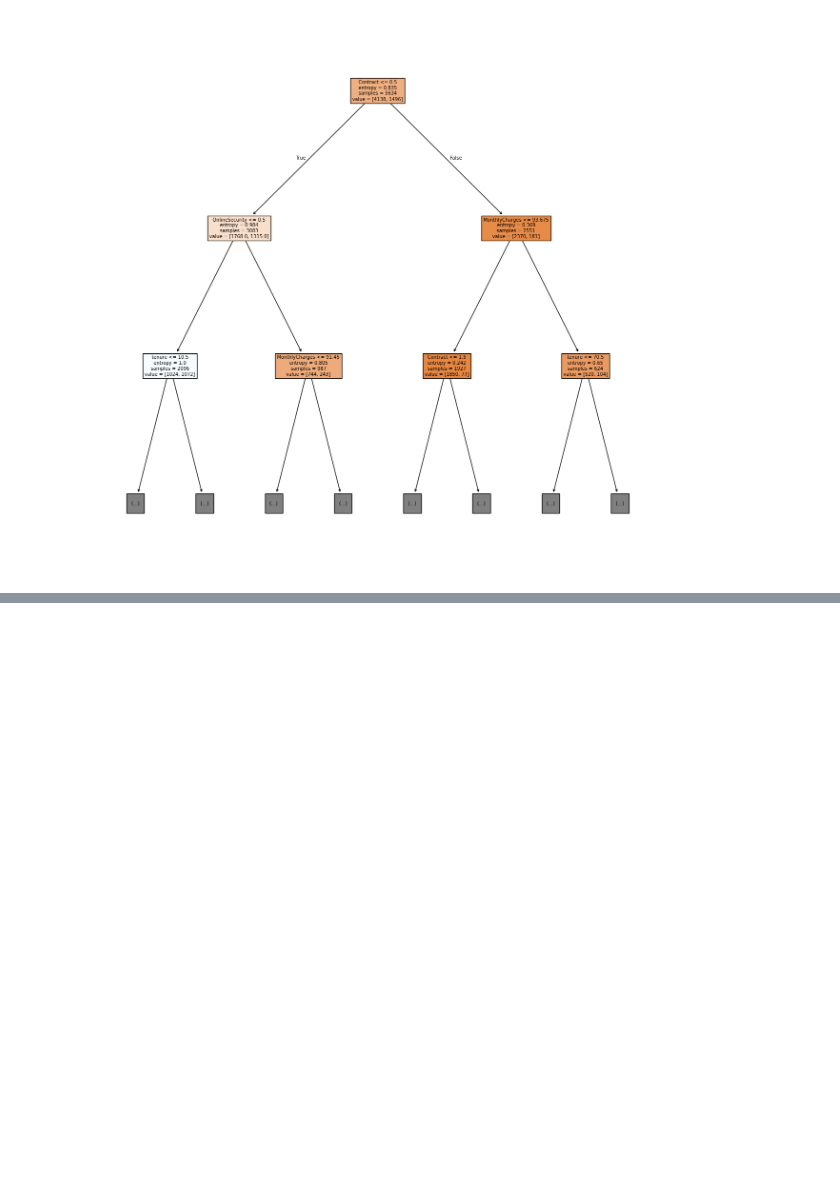
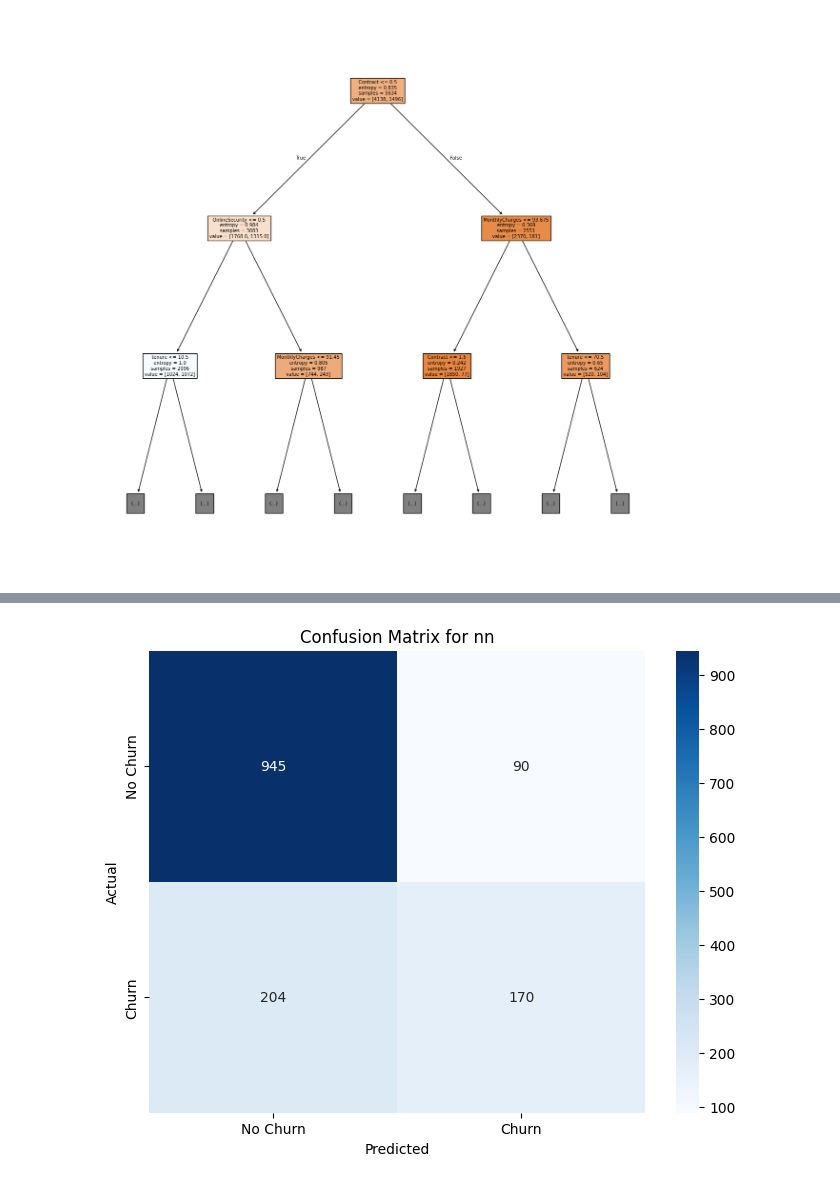
Before and after one commit to awithaaa/telco-customer-churn, a Jupyter notebook: Telco_Customer_Churn.ipynb, the cells around one changed output, grey strips where cells are left out. Cells and saved outputs as stored; diff of their text form; code cells hidden in the pictures; blank space fills up the shorter version.

Commit message:
feat: add ANN Model

```diff
--- a/Telco_Customer_Churn.ipynb
+++ b/Telco_Customer_Churn.ipynb
@@ -558,0 +596,30 @@ tree.plot_tree(best_dt_model, feature_names = list(X_train.columns), filled = Tr
+# %%
+from keras.regularizers import l2
+
+def build_model(input_dim):
+    model = keras.Sequential([
+        layers.Dense(32, activation='relu', input_dim=input_dim,  kernel_regularizer=l2(0.001)),
+        layers.Dropout(0.4),
+        layers.Dense(16, activation='relu',  kernel_regularizer=l2(0.001)),
+        layers.Dropout(0.3),
+        layers.Dense(1, activation='sigmoid')
+    ])
+
+    model.compile(
+        optimizer='adam',
+        loss='binary_crossentropy',
+        metrics=['accuracy']
+    )
+    return model
+# %%
+model = build_model(X_train.shape[1])
+
+
+history = model.fit(
+    X_train,
+    y_train,
+    epochs=50,
+    batch_size=32,
+    validation_split=0.2,
+    verbose=1
+)
@@ -558,0 +656,3 @@ tree.plot_tree(best_dt_model, feature_names = list(X_train.columns), filled = Tr
+# %%
+y_pred = (model.predict(X_test) > 0.5).astype(int)
+print(classification_report(y_test, y_pred))
@@ -558,0 +669,12 @@ tree.plot_tree(best_dt_model, feature_names = list(X_train.columns), filled = Tr
+# %%
+cm = confusion_matrix(y_test, y_pred)
+plt.figure(figsize=(8, 6))
+sns.heatmap(cm, annot=True, fmt='d', cmap='Blues',
+                xticklabels=['No Churn', 'Churn'],
+                yticklabels=['No Churn', 'Churn'])
+plt.title(f'Confusion Matrix for nn')
+plt.ylabel('Actual')
+plt.xlabel('Predicted')
+plt.show()
+# %% [output]
+[figure, added]
```
Also changed, not shown: parts of 24 cells of this notebook.
